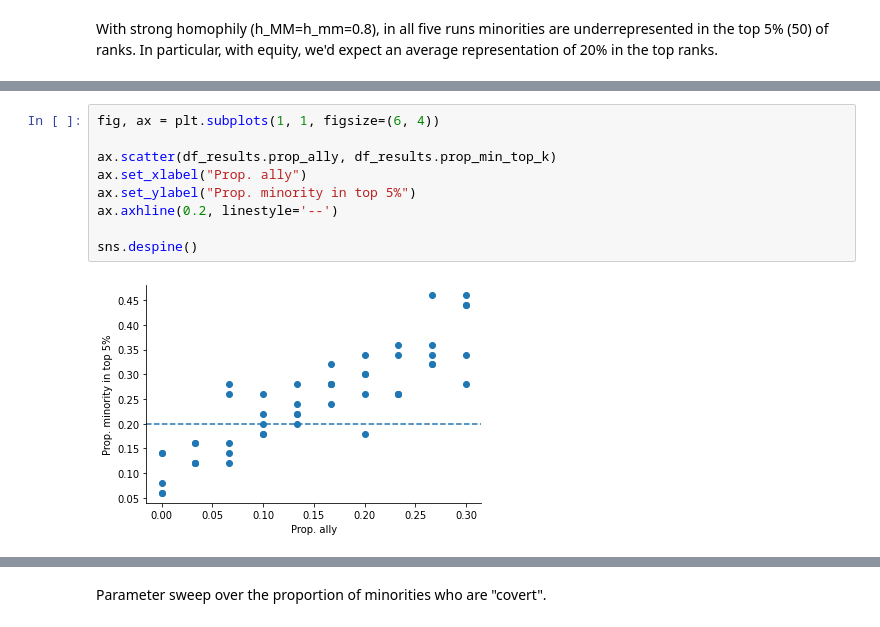
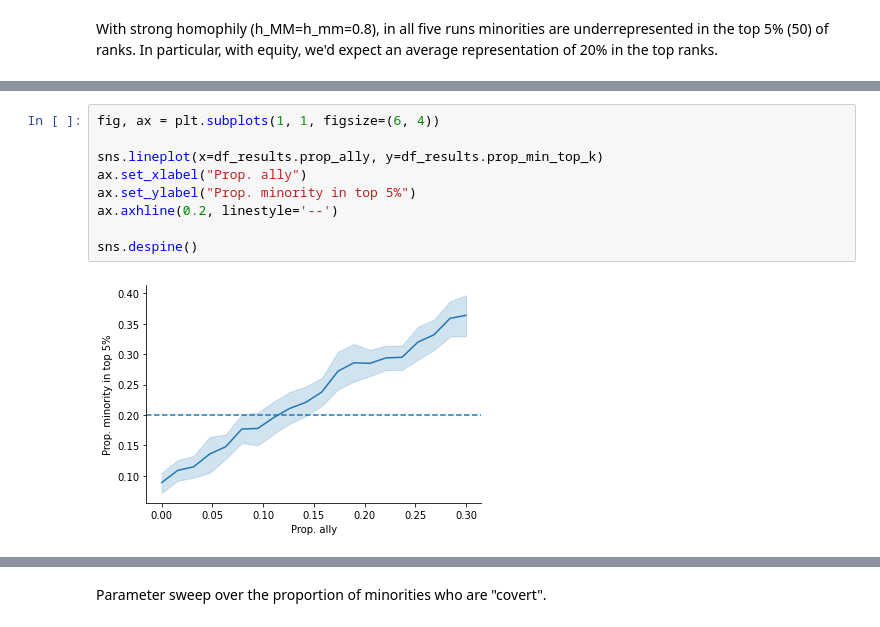
Before and after one commit to aribeller/network_homophily, a Jupyter notebook: code/python/group_A/DPAH_with_allies_and_covert.ipynb, the cells around one changed output, grey strips where cells are left out. Cells and saved outputs as stored; diff of their text form.

```diff
--- a/code/python/group_A/DPAH_with_allies_and_covert.ipynb
+++ b/code/python/group_A/DPAH_with_allies_and_covert.ipynb
@@ -128,14 +147,14 @@ df_results
 # %%
 fig, ax = plt.subplots(1, 1, figsize=(6, 4))
 
-ax.scatter(df_results.prop_ally, df_results.prop_min_top_k)
+sns.lineplot(x=df_results.prop_ally, y=df_results.prop_min_top_k)
 ax.set_xlabel("Prop. ally")
 ax.set_ylabel("Prop. minority in top 5%")
 ax.axhline(0.2, linestyle='--')
 
 sns.despine()
 # %% [output]
-[figure, old version]
+[figure, new version]
 # %%
 fig, ax = plt.subplots(1, 1, figsize=(6, 4))
 
```
Also changed, not shown: parts of 5 cells of this notebook, 2 other files.
